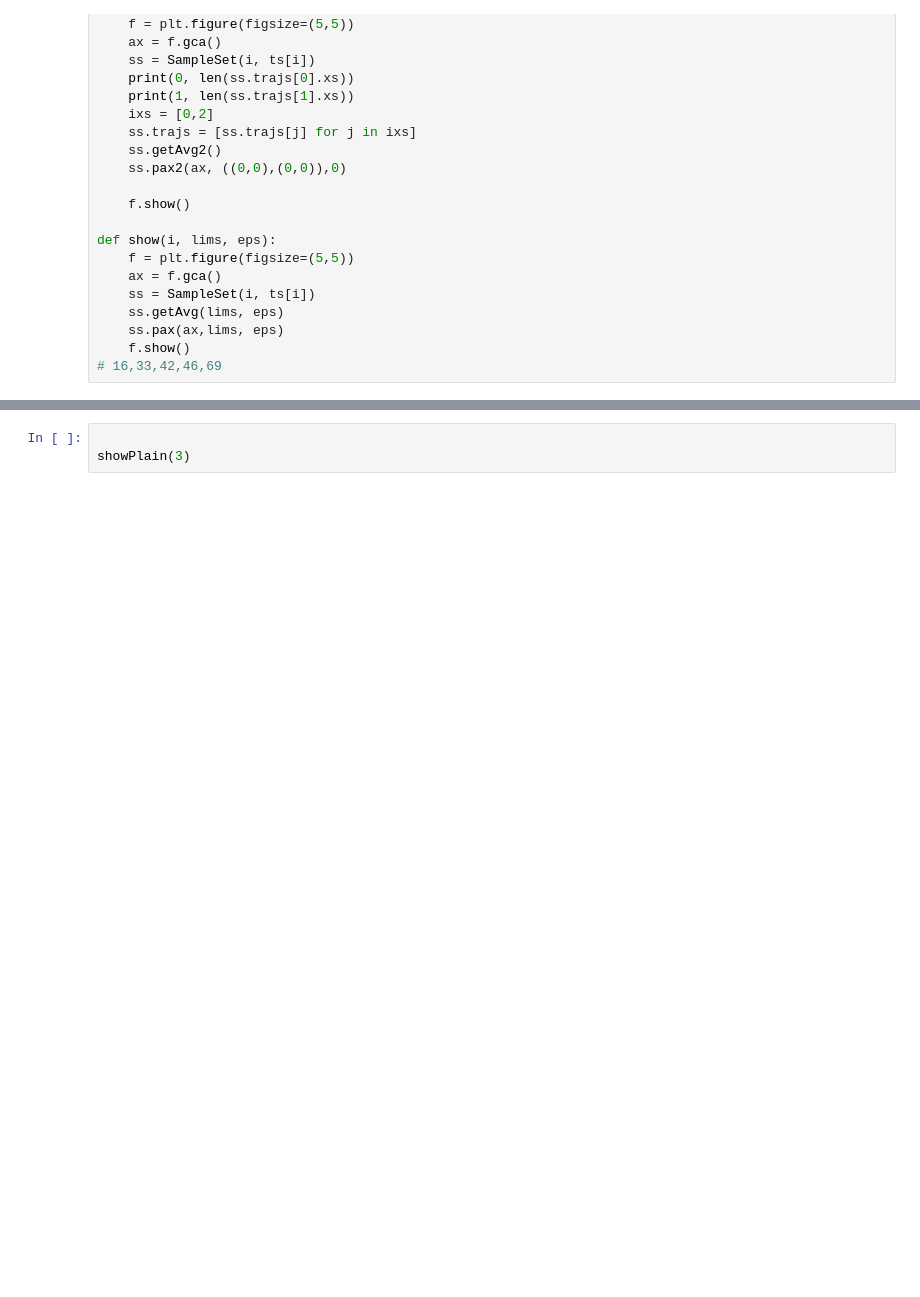
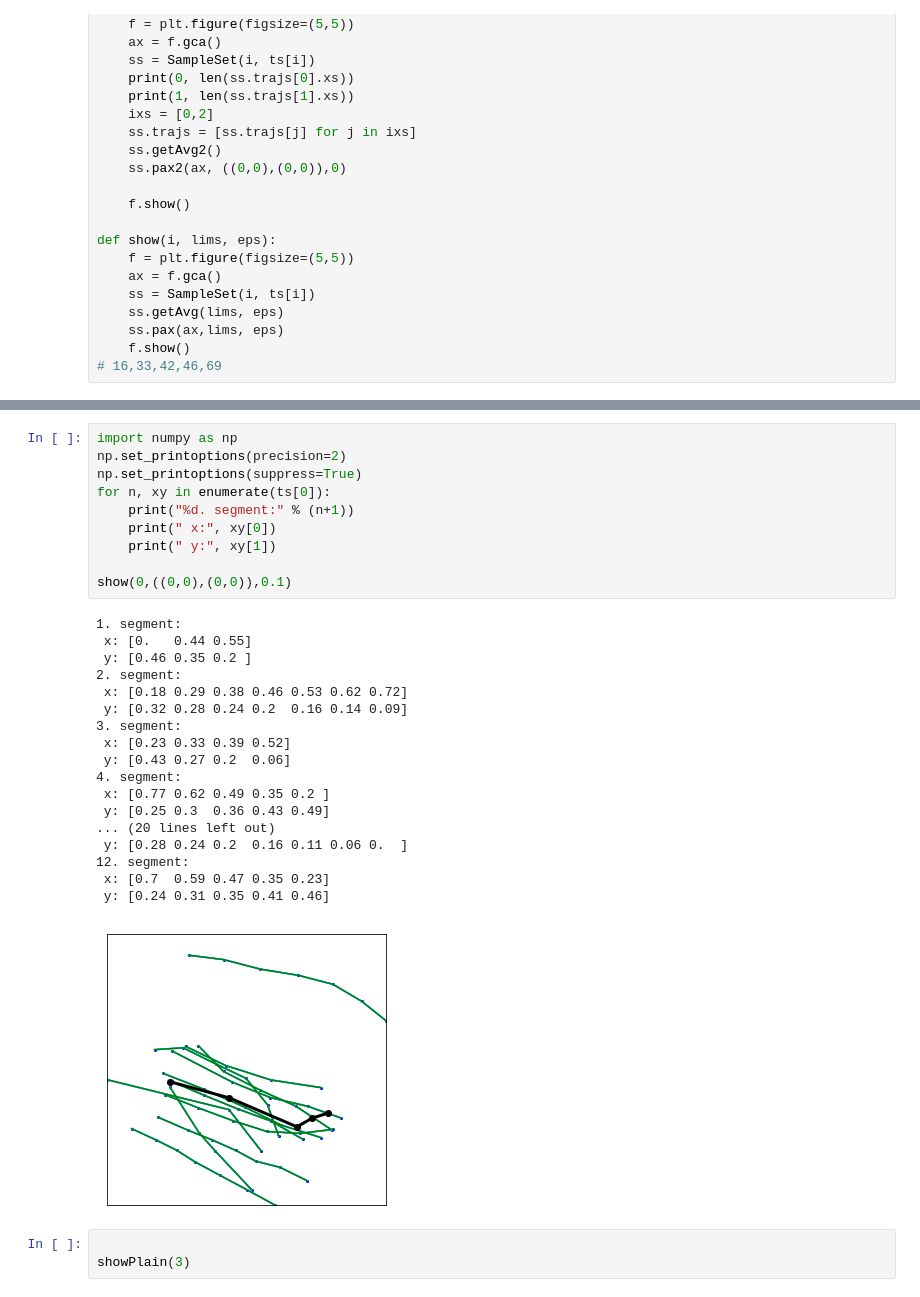
Before and after one commit to t0mk/seg, a Jupyter notebook: seg.ipynb, the cells around one changed output, grey strips where cells are left out. Saved outputs shown, nothing was run; the diff lists cells and outputs as text; blank space fills up the shorter version.

```diff
--- a/seg.ipynb
+++ b/seg.ipynb
@@ -544,3 +1008,32 @@ def show(i, lims, eps):
+# %%
+import numpy as np
+np.set_printoptions(precision=2)
+np.set_printoptions(suppress=True)
+for n, xy in enumerate(ts[0]):
+    print("%d. segment:" % (n+1))
+    print(" x:", xy[0])
+    print(" y:", xy[1])
+
+show(0,((0,0),(0,0)),0.1)
+# %% [output]
+1. segment:
+ x: [0.   0.44 0.55]
+ y: [0.46 0.35 0.2 ]
+2. segment:
+ x: [0.18 0.29 0.38 0.46 0.53 0.62 0.72]
+ y: [0.32 0.28 0.24 0.2  0.16 0.14 0.09]
+3. segment:
+ x: [0.23 0.33 0.39 0.52]
+ y: [0.43 0.27 0.2  0.06]
+4. segment:
+ x: [0.77 0.62 0.49 0.35 0.2 ]
+ y: [0.25 0.3  0.36 0.43 0.49]
+... (20 lines left out)
+ y: [0.28 0.24 0.2  0.16 0.11 0.06 0.  ]
+12. segment:
+ x: [0.7  0.59 0.47 0.35 0.23]
+ y: [0.24 0.31 0.35 0.41 0.46]
+[figure, added]
 # %%
 
 showPlain(3)
```
Also changed, not shown: parts of 14 cells of this notebook, 34 other files.
